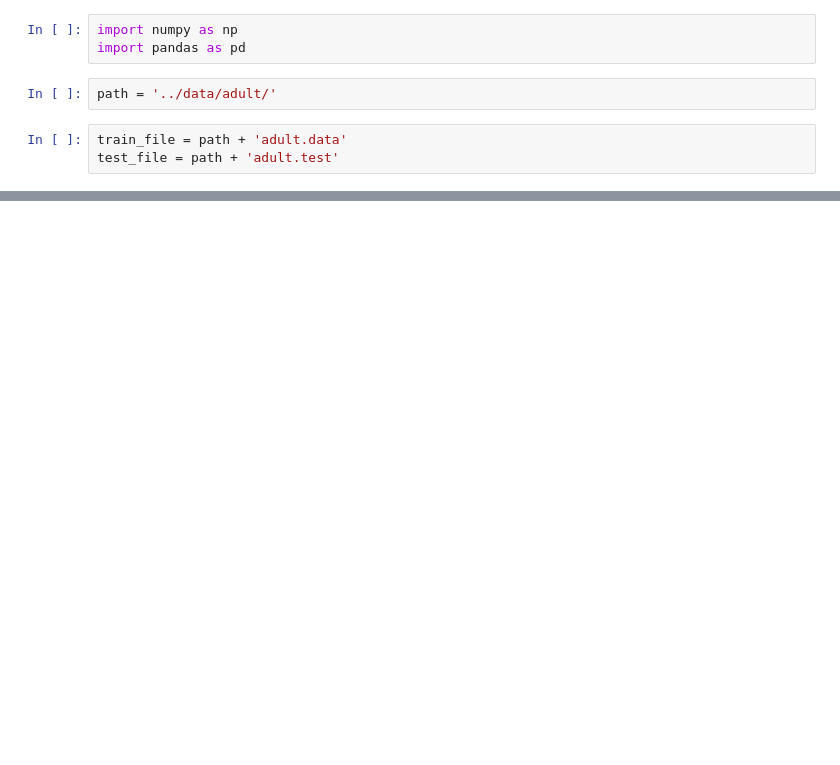
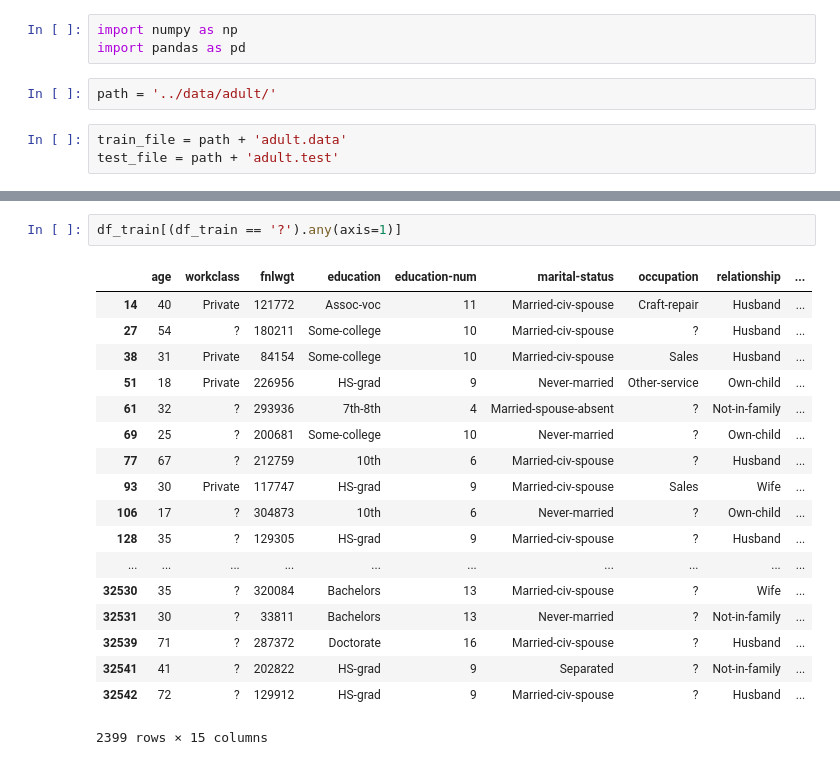
Before and after one commit to jusyc/fad, a Jupyter notebook: preprocess/preprocess_adult.ipynb, the cells around one changed output, grey strips where cells are left out. Saved outputs shown, nothing was run; the diff lists cells and outputs as text; blank space fills up the shorter version.

```diff
--- a/preprocess/preprocess_adult.ipynb
+++ b/preprocess/preprocess_adult.ipynb
@@ -58,0 +45,21 @@ def featurize(infile, colnames, continuousnames, discretize=False):
+# %%
+df_train[(df_train == '?').any(axis=1)]
+# %% [output]
+|  | age | workclass | fnlwgt | education | education-num | marital-status | occupation | relationship | ... |
+| 14 | 40 | Private | 121772 | Assoc-voc | 11 | Married-civ-spouse | Craft-repair | Husband | ... |
+| 27 | 54 | ? | 180211 | Some-college | 10 | Married-civ-spouse | ? | Husband | ... |
+| 38 | 31 | Private | 84154 | Some-college | 10 | Married-civ-spouse | Sales | Husband | ... |
+| 51 | 18 | Private | 226956 | HS-grad | 9 | Never-married | Other-service | Own-child | ... |
+| 61 | 32 | ? | 293936 | 7th-8th | 4 | Married-spouse-absent | ? | Not-in-family | ... |
+| 69 | 25 | ? | 200681 | Some-college | 10 | Never-married | ? | Own-child | ... |
+| 77 | 67 | ? | 212759 | 10th | 6 | Married-civ-spouse | ? | Husband | ... |
+| 93 | 30 | Private | 117747 | HS-grad | 9 | Married-civ-spouse | Sales | Wife | ... |
+| 106 | 17 | ? | 304873 | 10th | 6 | Never-married | ? | Own-child | ... |
+| 128 | 35 | ? | 129305 | HS-grad | 9 | Married-civ-spouse | ? | Husband | ... |
+| ... | ... | ... | ... | ... | ... | ... | ... | ... | ... |
+| 32530 | 35 | ? | 320084 | Bachelors | 13 | Married-civ-spouse | ? | Wife | ... |
+| 32531 | 30 | ? | 33811 | Bachelors | 13 | Never-married | ? | Not-in-family | ... |
+| 32539 | 71 | ? | 287372 | Doctorate | 16 | Married-civ-spouse | ? | Husband | ... |
+| 32541 | 41 | ? | 202822 | HS-grad | 9 | Separated | ? | Not-in-family | ... |
+| 32542 | 72 | ? | 129912 | HS-grad | 9 | Married-civ-spouse | ? | Husband | ... |
+2399 rows × 15 columns
```
Also changed, not shown: parts of 7 cells of this notebook, 5 other files.
